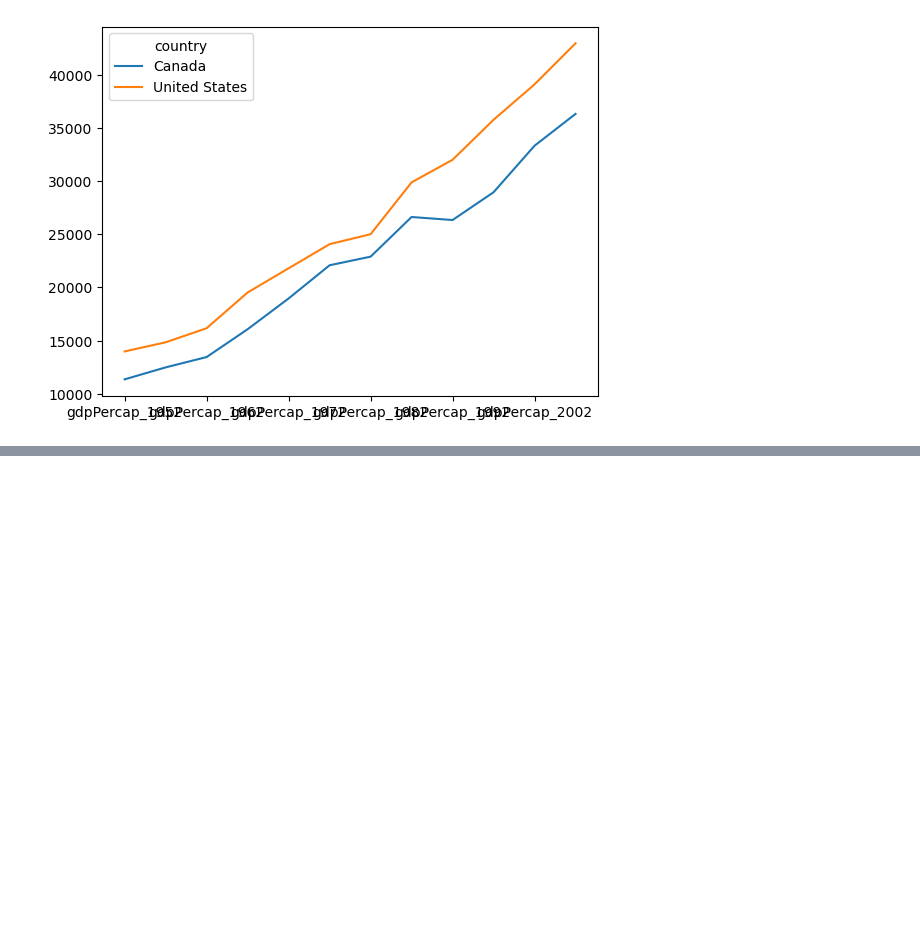
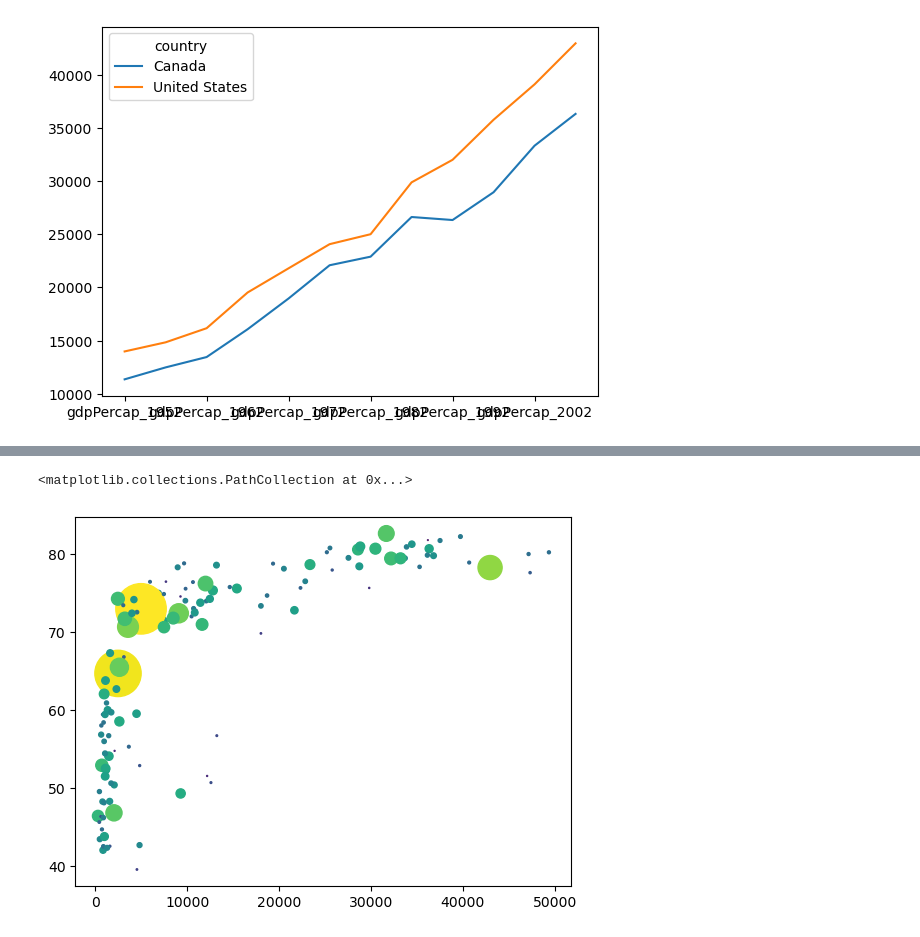
Before and after one commit to UMD-ENMA165-2025-Spring/readdata, a Jupyter notebook: readfile.ipynb, the cells around one changed output, grey strips where cells are left out. Cells and saved outputs as stored; diff of their text form; code cells hidden in the pictures; blank space fills up the shorter version.

```diff
--- a/readfile.ipynb
+++ b/readfile.ipynb
@@ -654,0 +681,5 @@ for key, value in groups.groups.items():
+# %%
+plt.scatter(x=all['gdpPercap_2007'],y=all['lifeExp_2007'],s=all['pop_2007']/1000000,c=np.log(all['pop_2007']))
+# %% [output]
+<matplotlib.collections.PathCollection at 0x...>
+[figure, added]
```
Also changed, not shown: parts of 4 cells of this notebook.
